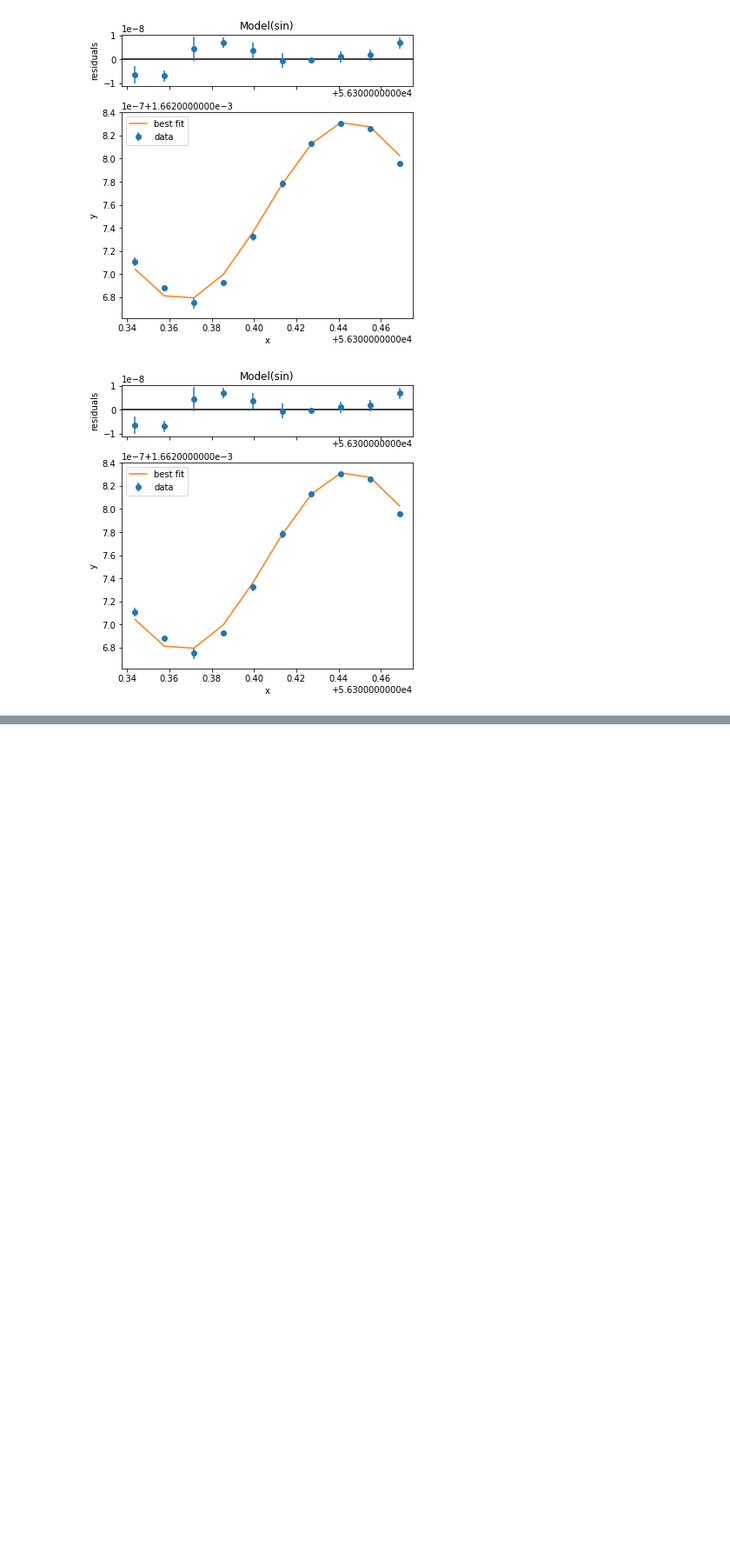
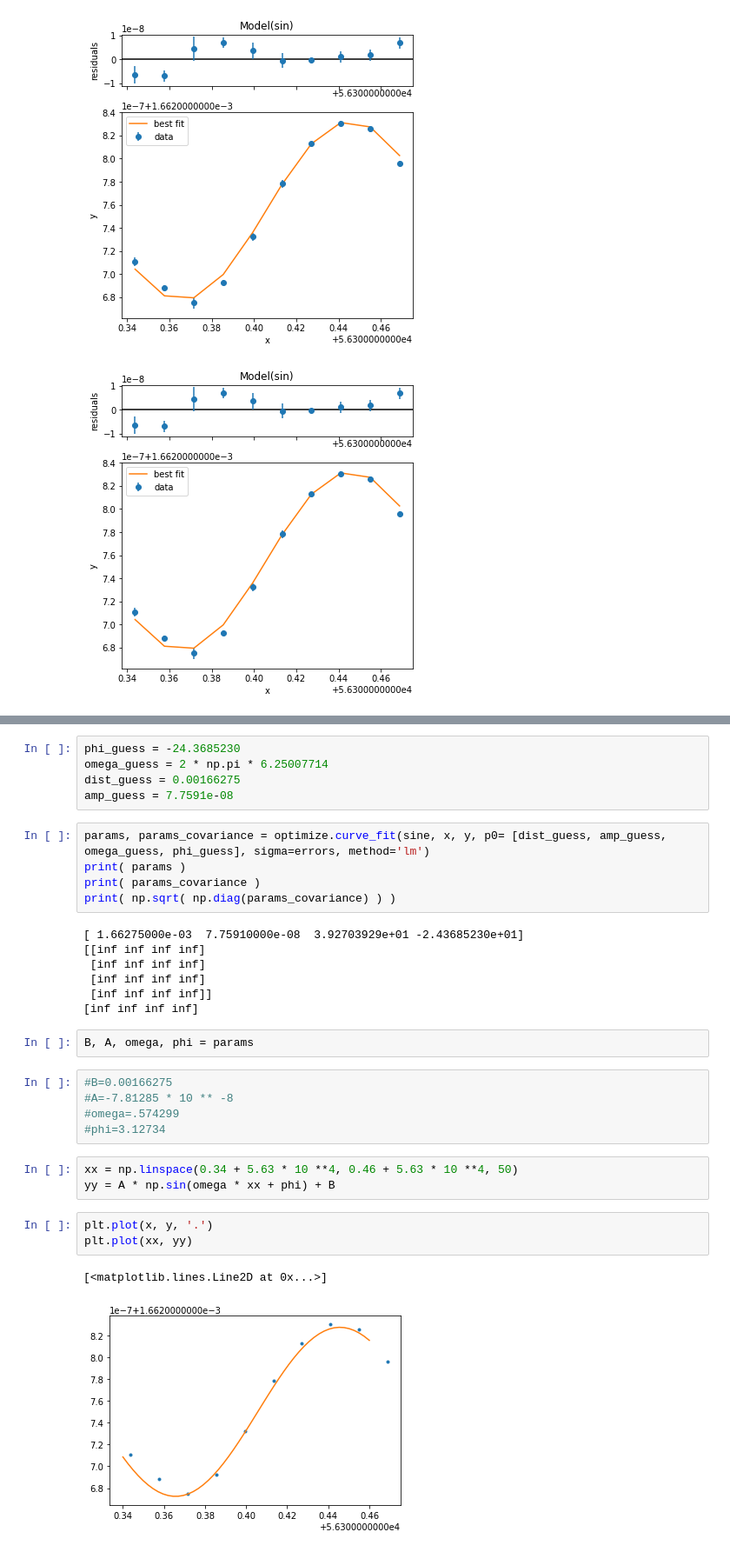
Before and after one commit to Yousousen/pulsar_analysis, a Jupyter notebook: src/script/rough_analysis_pulsar2.ipynb, the cells around one changed output, grey strips where cells are left out. Shown: that part at 87% size. Drawn from its saved outputs; the diff is of its cells as text; blank space fills up the shorter version.

Commit message:
Curve fit done

```diff
--- a/src/script/rough_analysis_pulsar2.ipynb
+++ b/src/script/rough_analysis_pulsar2.ipynb
@@ -547,0 +556,33 @@ fit.plot()
+# %%
+phi_guess = -24.3685230
+omega_guess = 2 * np.pi * 6.25007714
+dist_guess = 0.00166275
+amp_guess = 7.7591e-08
+# %%
+params, params_covariance = optimize.curve_fit(sine, x, y, p0= [dist_guess, amp_guess, omega_guess, phi_guess], sigma=errors, method='lm')
+print( params )
+print( params_covariance )
+print( np.sqrt( np.diag(params_covariance) ) )
+# %% [output]
+[ 1.66275000e-03  7.75910000e-08  3.92703929e+01 -2.43685230e+01]
+[[inf inf inf inf]
+ [inf inf inf inf]
+ [inf inf inf inf]
+ [inf inf inf inf]]
+[inf inf inf inf]
+# %%
+B, A, omega, phi = params
+# %%
+#B=0.00166275
+#A=-7.81285 * 10 ** -8
+#omega=.574299
+#phi=3.12734
+# %%
+xx = np.linspace(0.34 + 5.63 * 10 **4, 0.46 + 5.63 * 10 **4, 50)
+yy = A * np.sin(omega * xx + phi) + B
+# %%
+plt.plot(x, y, '.')
+plt.plot(xx, yy)
+# %% [output]
+[<matplotlib.lines.Line2D at 0x...>]
+[figure, added]
```
Also changed, not shown: parts of 7 cells of this notebook, 1 other file.
